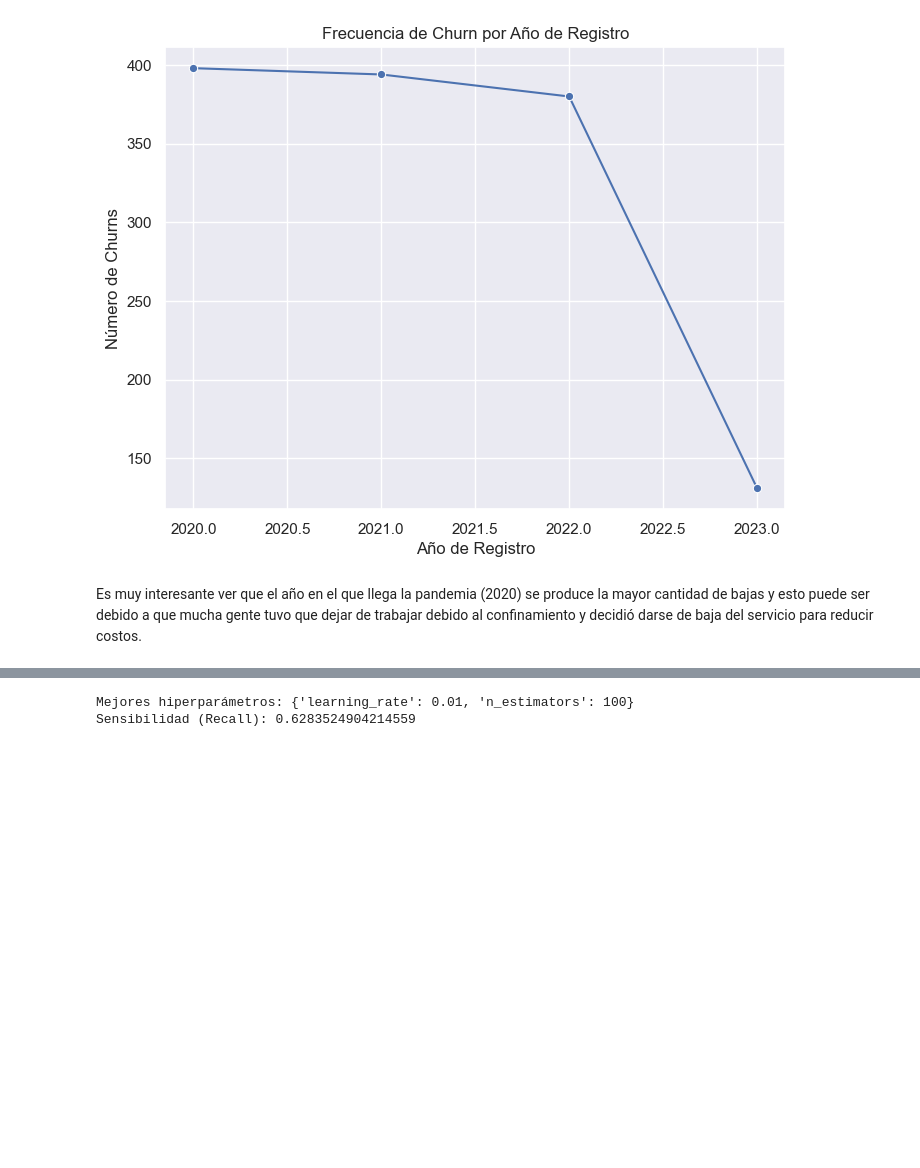
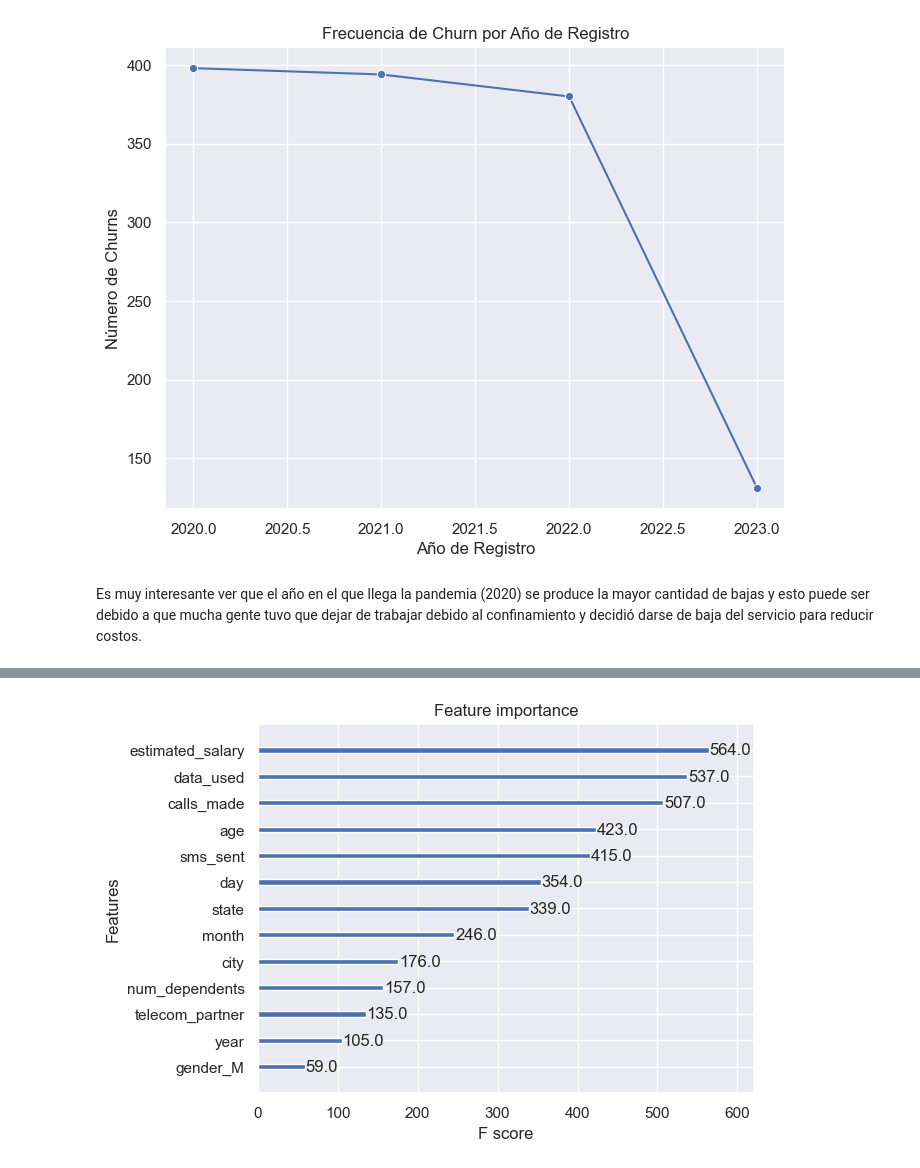
Before and after one commit to Faabrisgro/proyecto_final_mundose, a Jupyter notebook: proyecto_final.ipynb, the cells around one changed output, grey strips where cells are left out. Drawn from its saved outputs; the diff is of its cells as text; code cells hidden in the pictures; blank space fills up the shorter version.

```diff
--- a/proyecto_final.ipynb
+++ b/proyecto_final.ipynb
@@ -617,36 +490,12 @@ Sensibilidad (Recall): 0.6168582375478927
-# %%
-from sklearn.ensemble import AdaBoostClassifier
-from sklearn.metrics import make_scorer, recall_score
-from sklearn.model_selection import GridSearchCV
-
-# Definir los hiperparámetros y sus valores a considerar
-param_grid = {
-    'n_estimators': [50, 100, 200],
-    'learning_rate': [0.01, 0.1, 0.2]
-}
-
-# Instanciar el clasificador AdaBoost
-adaboost_classifier = AdaBoostClassifier(random_state=42)
-
-# Definir la métrica a optimizar (recall)
-scorer = make_scorer(recall_score)
-
-# Realizar una búsqueda de hiperparámetros mediante validación cruzada
-grid_search = GridSearchCV(estimator=adaboost_classifier, param_grid=param_grid, cv=5, scoring=scorer)
-grid_search.fit(X_train, y_train)
-
-# Mostrar los mejores hiperparámetros encontrados
-print("Mejores hiperparámetros:", grid_search.best_params_)
-
-# Obtener el mejor modelo
-best_adaboost_model = grid_search.best_estimator_
-
-# Evaluar el modelo en datos de prueba
-y_pred = best_adaboost_model.predict(X_test)
-
-# Calcular la sensibilidad (recall)
-recall = recall_score(y_test, y_pred)
-print("Sensibilidad (Recall):", recall)
-# %% [output]
-Mejores hiperparámetros: {'learning_rate': 0.01, 'n_estimators': 100}
-Sensibilidad (Recall): 0.6283524904214559
+# %%
+import xgboost as xgb
+from xgboost import plot_importance
+import matplotlib.pyplot as plt
+
+
+
+# Plot feature importances
+plot_importance(xgbc)
+plt.show()
+# %% [output]
+[figure, added]
```
Also changed, not shown: parts of 26 cells of this notebook.
